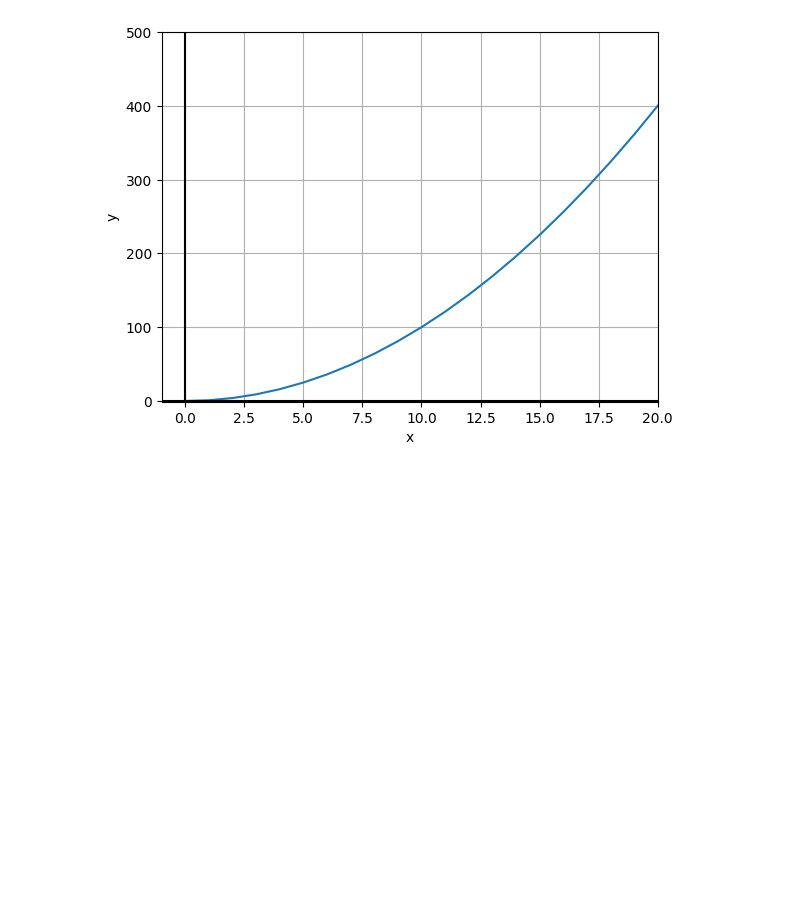
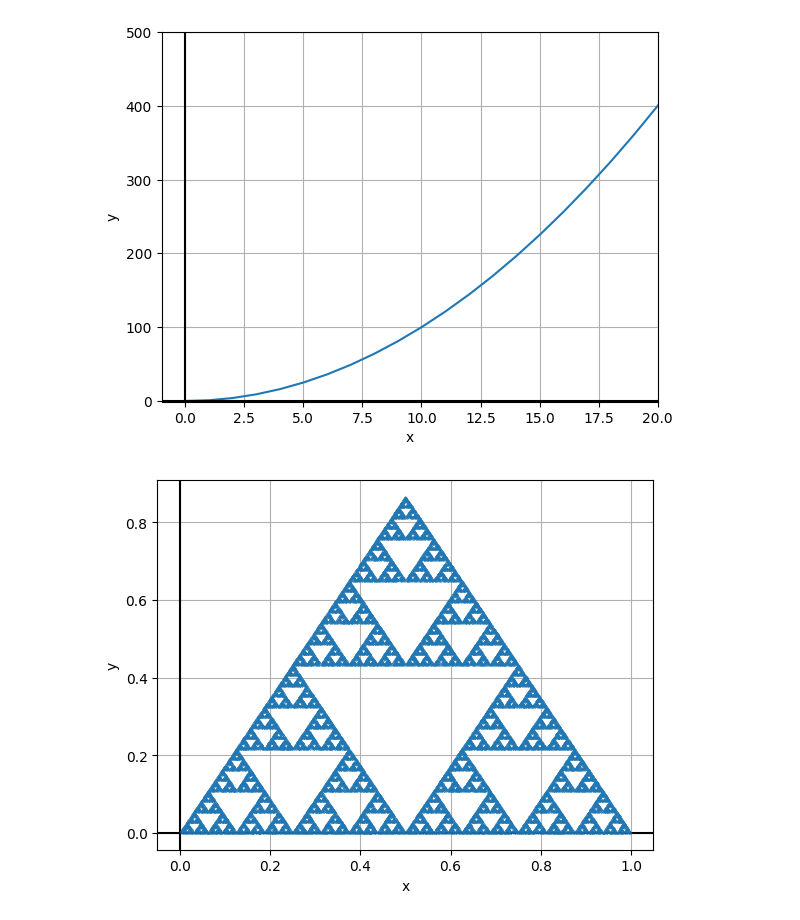
Before and after one commit to NSP2007/tareas-MatechoApli, a Jupyter notebook: TallerYReto.ipynb, the cells around one changed output. Saved outputs shown, nothing was run; the diff lists cells and outputs as text; code cells hidden in the pictures; blank space fills up the shorter version.

```diff
--- a/TallerYReto.ipynb
+++ b/TallerYReto.ipynb
@@ -50,3 +53,66 @@ plt.ylim(-1,500)
 plt.show()
 # %% [output]
 [figure]
+# %%
+#EL MADAFAKIN RETO QUE NI ENTENDI
+
+import numpy as np
+import matplotlib.pyplot as plt
+from numpy.random import random as rnd
+
+n = 100000
+
+coordenadasx = []
+coordenadasy = []
+
+inicio_x = 0.5
+inicio_y = 0.65
+
+puntos_de_x = []
+puntos_de_y = []
+
+puntos_de_x.append(inicio_x)
+puntos_de_y.append(inicio_y)
+
+numeros_de_x = 0
+numeros_de_y = 0
+
+veticex1 = 0
+verticey1 = 0
+verticex2 = 0.5
+verticey2 = np.sqrt(3)/2
+verticex3 = 1
+verticey3 = 0
+
+lista = []
+lista = rnd(n)
+
+for i in range(n):
+  if (lista[i] <1/3):
+    verticex = veticex1
+    verticey = verticey1
+  elif (1/3<lista[i]<2/3):
+    verticex = verticex2
+    verticey = verticey2
+  elif (lista[i]>2/3):
+    verticex = verticex3
+    verticey = verticey3
+
+  if (i==0):
+    numeros_de_x = (verticex+numeros_de_x)/2
+    numeros_de_y = (verticey+numeros_de_y)/2
+  else:
+    numeros_de_x = (verticex+numeros_de_x)/2
+    numeros_de_y = (verticey+numeros_de_y)/2
+  puntos_de_x.append(numeros_de_x)
+  puntos_de_y.append(numeros_de_y)
+
+plt.grid()
+plt.xlabel("x")
+plt.ylabel("y")
+plt.axhline(y=0, color='k')
+plt.axvline(x=0, color='k')
+plt.plot(puntos_de_x, puntos_de_y,".",ms = 0.25)
+plt.show()
+# %% [output]
+[figure, added]
```
Also changed, not shown: parts of 2 cells of this notebook.
